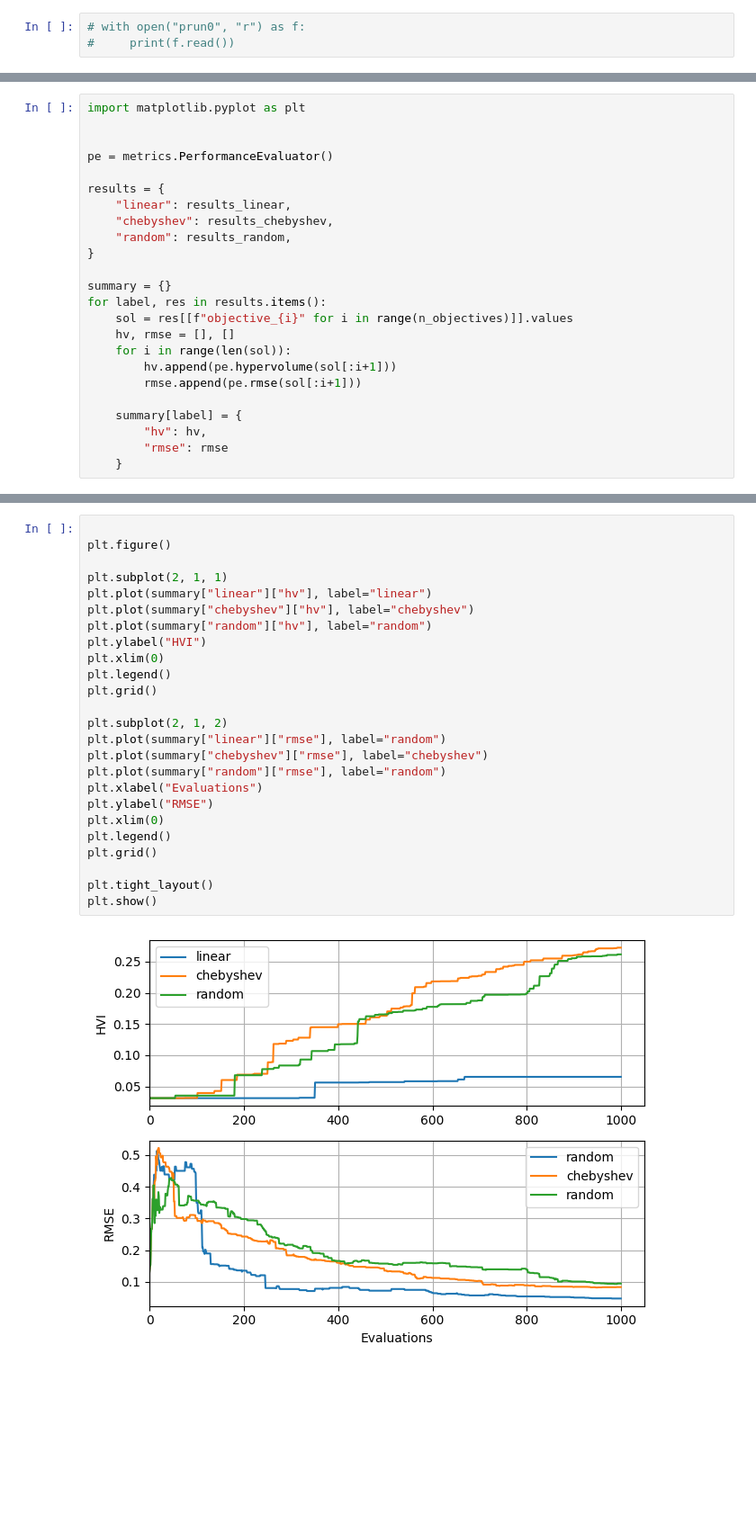
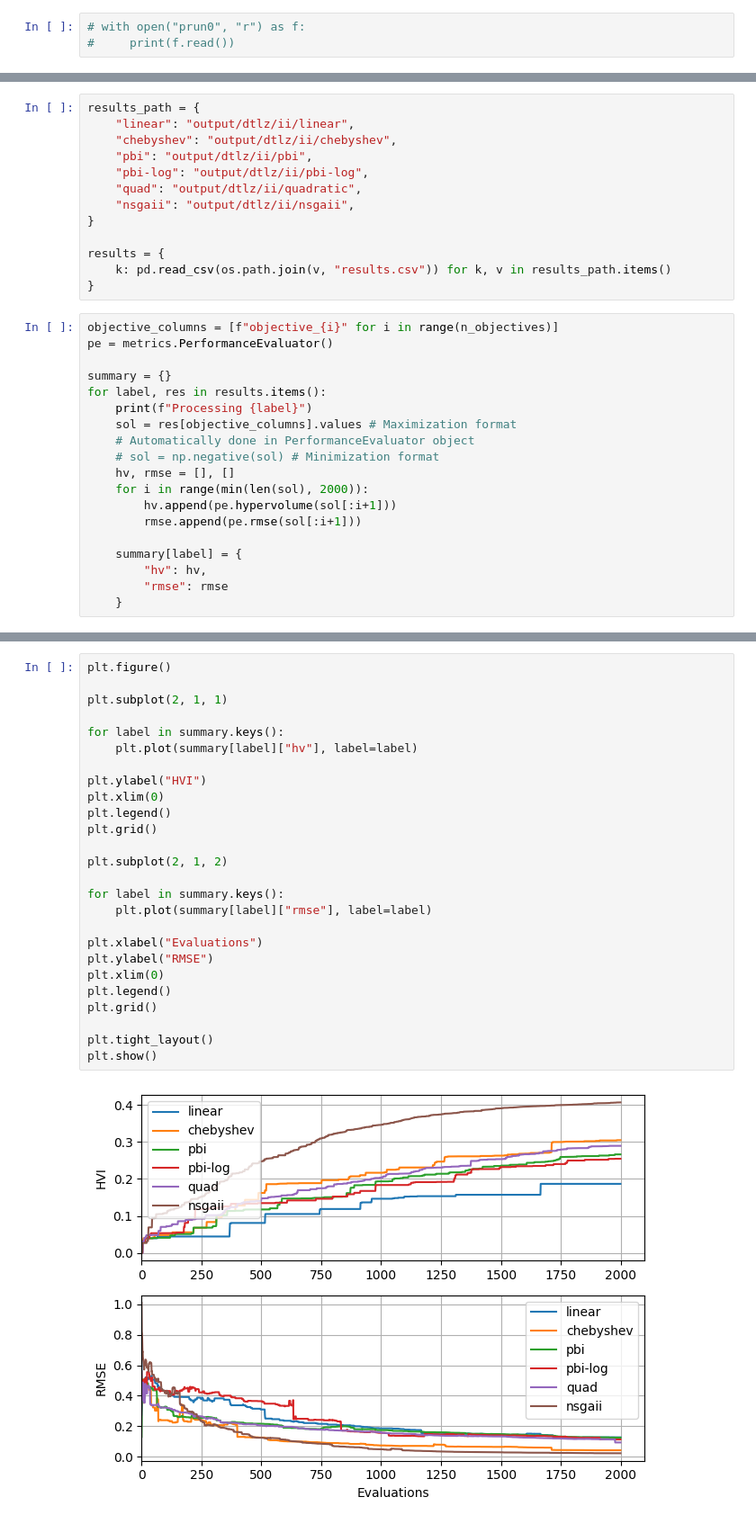
Before and after one commit to deephyper/bo-moo, a Jupyter notebook: notebooks/Experiments on DTLZ.ipynb, the cells around one changed output, grey strips where cells are left out. Shown at 90% size. Cells and saved outputs as stored; diff of their text form; blank space fills up the shorter version.

```diff
--- a/notebooks/Experiments on DTLZ.ipynb
+++ b/notebooks/Experiments on DTLZ.ipynb
@@ -141,20 +281,28 @@ results_random
+# %%
+results_path = {
+    "linear": "output/dtlz/ii/linear",
+    "chebyshev": "output/dtlz/ii/chebyshev",
+    "pbi": "output/dtlz/ii/pbi",
+    "pbi-log": "output/dtlz/ii/pbi-log",
+    "quad": "output/dtlz/ii/quadratic",
+    "nsgaii": "output/dtlz/ii/nsgaii",
+}
+
+results = {
+    k: pd.read_csv(os.path.join(v, "results.csv")) for k, v in results_path.items()
+}
 # %%
-import matplotlib.pyplot as plt
-
-
+objective_columns = [f"objective_{i}" for i in range(n_objectives)]
 pe = metrics.PerformanceEvaluator()
-
-results = {
-    "linear": results_linear,
-    "chebyshev": results_chebyshev,
-    "random": results_random,
-}
 
 summary = {}
 for label, res in results.items():
-    sol = res[[f"objective_{i}" for i in range(n_objectives)]].values
+    print(f"Processing {label}")
+    sol = res[objective_columns].values # Maximization format
+    # Automatically done in PerformanceEvaluator object
+    # sol = np.negative(sol) # Minimization format
     hv, rmse = [], []
-    for i in range(len(sol)):
+    for i in range(min(len(sol), 2000)):
         hv.append(pe.hypervolume(sol[:i+1]))
         rmse.append(pe.rmse(sol[:i+1]))
 
@@ -165,27 +320,28 @@ for label, res in results.items():
 # %%
-
 plt.figure()
 
 plt.subplot(2, 1, 1)
-plt.plot(summary["linear"]["hv"], label="linear")
-plt.plot(summary["chebyshev"]["hv"], label="chebyshev")
-plt.plot(summary["random"]["hv"], label="random")
+
+for label in summary.keys():
+    plt.plot(summary[label]["hv"], label=label)
+
 plt.ylabel("HVI")
 plt.xlim(0)
 plt.legend()
 plt.grid()
 
 plt.subplot(2, 1, 2)
-plt.plot(summary["linear"]["rmse"], label="random")
-plt.plot(summary["chebyshev"]["rmse"], label="chebyshev")
-plt.plot(summary["random"]["rmse"], label="random")
+
+for label in summary.keys():
+    plt.plot(summary[label]["rmse"], label=label)
+
 plt.xlabel("Evaluations")
 plt.ylabel("RMSE")
 plt.xlim(0)
 plt.legend()
 plt.grid()
 
 plt.tight_layout()
 plt.show()
 # %% [output]
-[figure, old version]
+[figure, new version]
```
Also changed, not shown: parts of 14 cells of this notebook, 2 other files.
